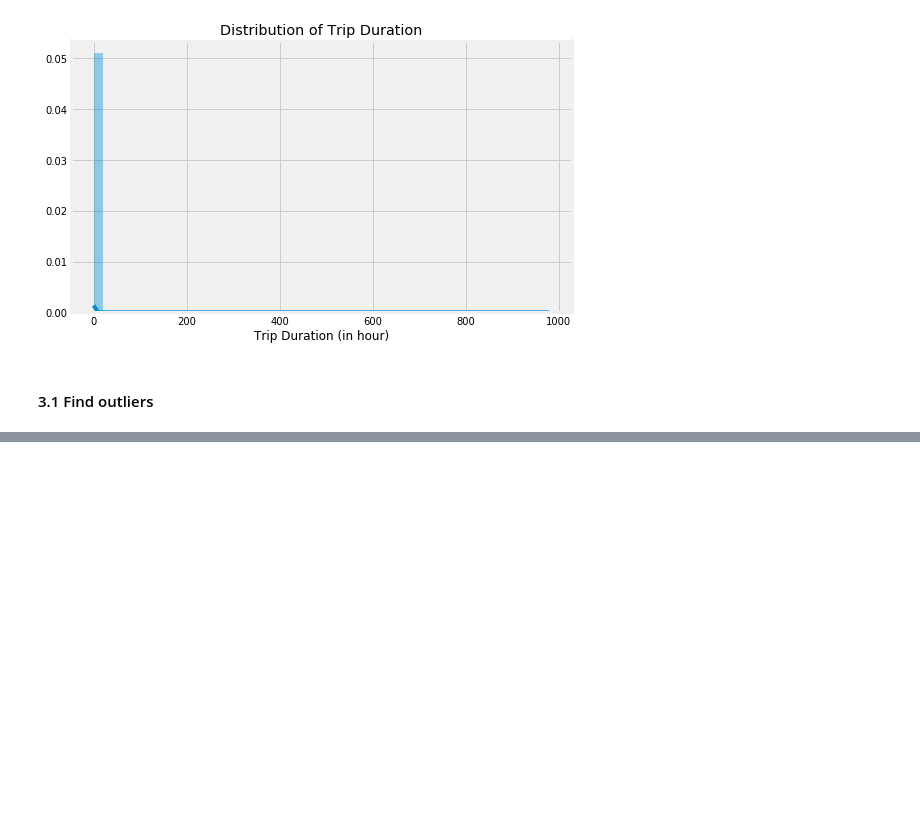
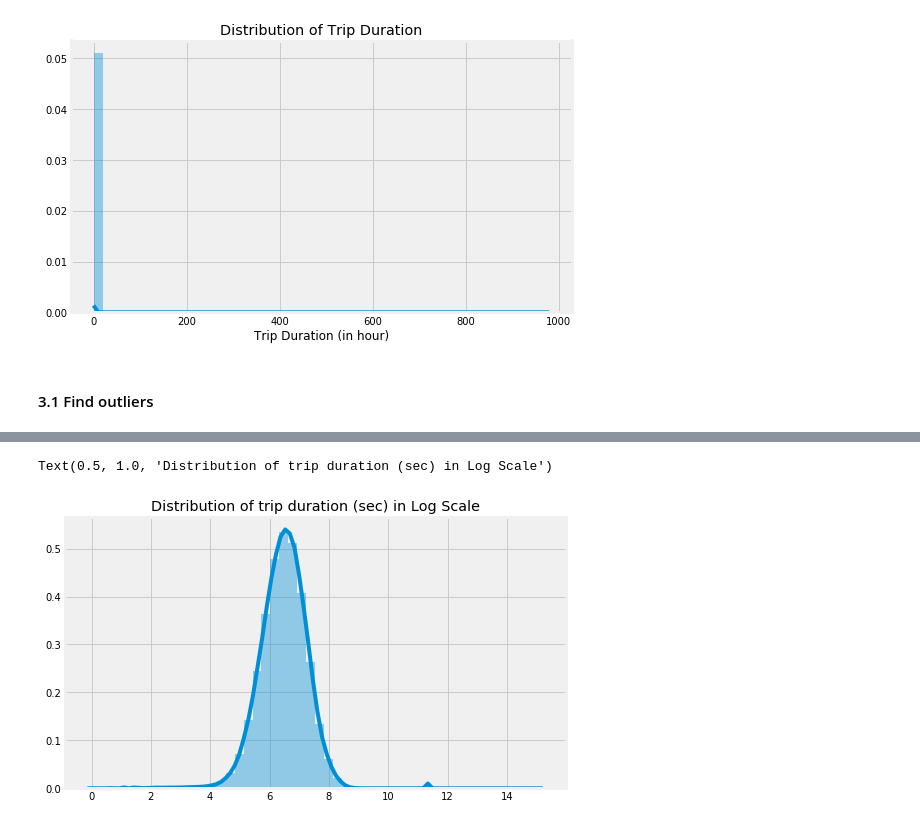
Before and after one commit to herbwood/study_datascience, a Jupyter notebook: kaggle/nyc_taxi_trip_duration/solution1.ipynb, the cells around one changed output, grey strips where cells are left out. Drawn from its saved outputs; the diff is of its cells as text; code cells hidden in the pictures; blank space fills up the shorter version.

Commit message:
finished studying solution1 for nyc taxi trip duration kaggle problem

```diff
--- a/kaggle/nyc_taxi_trip_duration/solution1.ipynb
+++ b/kaggle/nyc_taxi_trip_duration/solution1.ipynb
@@ -205,0 +219,7 @@ Text(0.5, 0, 'Trip Duration (in hour)')
+# %%
+plt.figure(figsize = (8, 5))
+sns.distplot(np.log(train['trip_duration'].values)).set_title('Distribution of Trip Duration')
+plt.title('Distribution of trip duration (sec) in Log Scale')
+# %% [output]
+Text(0.5, 1.0, 'Distribution of trip duration (sec) in Log Scale')
+[figure, added]
```
Also changed, not shown: parts of 61 cells of this notebook.
